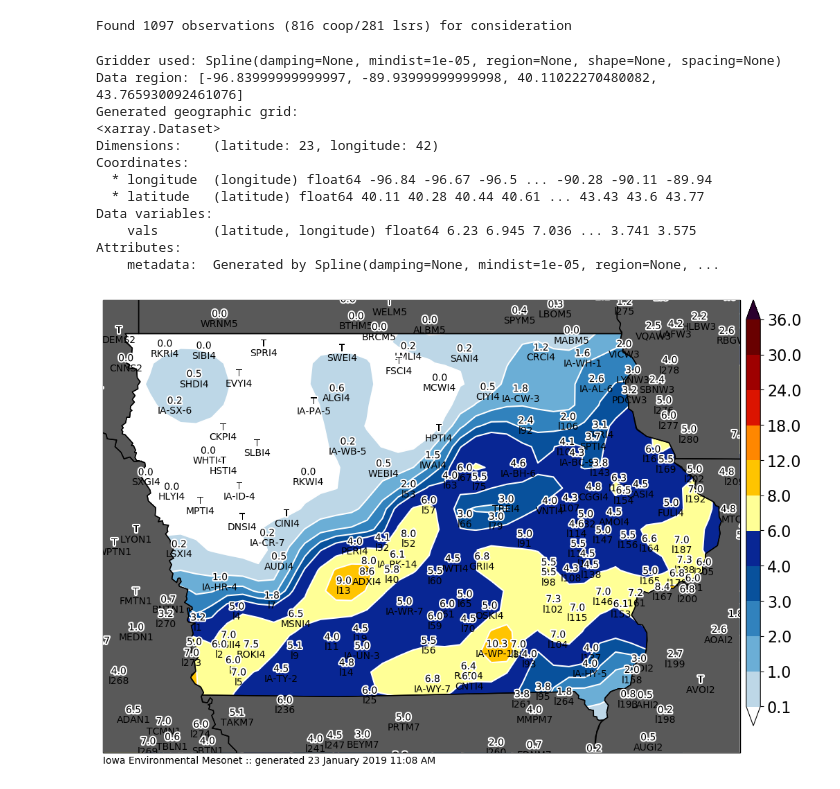
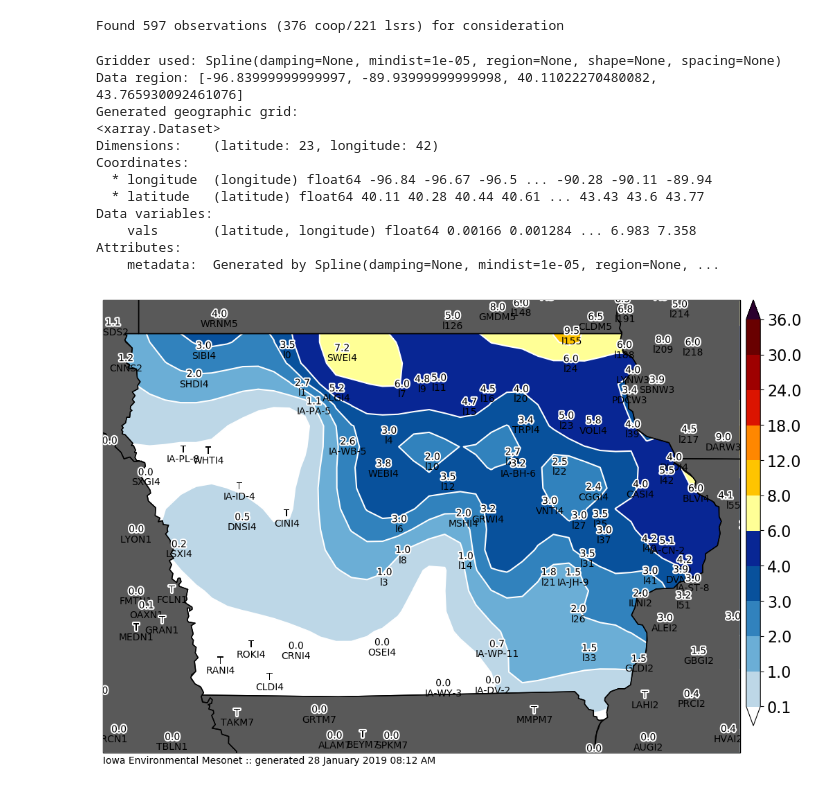
Before and after one commit to akrherz/DEV, a Jupyter notebook: coop/feature_snowfall_analysis.ipynb, the cells around one changed output. Saved outputs shown, nothing was run; the diff lists cells and outputs as text; code cells hidden in the pictures.

```diff
--- a/coop/feature_snowfall_analysis.ipynb
+++ b/coop/feature_snowfall_analysis.ipynb
@@ -78,9 +78,9 @@ def get_coop(dates):
     IEM.close()
     return data
 
-crows = get_coop( ['2019-01-23', '2019-01-24'] )
-sts = utc(2019, 1, 23, 6)
-ets = utc(2019, 1, 24, 12, 0)
+crows = get_coop( ['2019-01-28', '2019-01-28'] )
+sts = utc(2019, 1, 27, 18)
+ets = utc(2019, 1, 29, 12, 0)
 lrows = get_lsrs(sts, ets)
 
 df = pd.DataFrame(crows + lrows)
@@ -123,13 +123,14 @@ dfall = df
 #    dfall = pd.concat([df, pd.DataFrame(newrows)], ignore_index=True)
 dfall.set_index('label', inplace=True)
 # %% [output]
-Found 1097 observations (816 coop/281 lsrs) for consideration
+Found 597 observations (376 coop/221 lsrs) for consideration
 # %%
-cull = ['IA-KS-4', 'GRTM7', 'l242']
+cull = ['l13', 'MABM5', 'l146']
 if cull:
     dfall.at[cull, 'useme'] = False
 
-hardcode = [
+hardcode = [['l20', 4.],
+            ['WEBI4', 3.8],
            ]
 for sid, val in hardcode:
     dfall.at[sid, 'val'] = val
@@ -170,35 +171,35 @@ region = [min(ll[0], ul[0]), max(lr[0], ur[0]), min(ll[1], ul[1]), max(ul[1], ur
 print("Data region:", region)
 
 grid = grd.grid(
     region=region,
     spacing=spacing,
     projection=projection,
     dims=["latitude", "longitude"],
     data_names=["vals"],
 )
 print("Generated geographic grid:")
 print(grid)
 m.contourf(grid.longitude, grid.latitude, grid.vals, clevs, cmap=cmap)
 df_useme_plot = df_useme[(df_useme['val']>=0) & (df_useme['val']<12)]
 m.plot_values(
     df_useme_plot['lon'], df_useme_plot['lat'], df_useme_plot['datalabel'],
     '%s', labels=df_useme_plot.index.values,
     textsize=10, labeltextsize=10, labelbuffer=0)
 m.postprocess(filename='test.png')
 # %% [output]
 Gridder used: Spline(damping=None, mindist=1e-05, region=None, shape=None, spacing=None)
 Data region: [-96.83999999999997, -89.93999999999998, 40.11022270480082, 43.765930092461076]
 Generated geographic grid:
 <xarray.Dataset>
 Dimensions:    (latitude: 23, longitude: 42)
 Coordinates:
   * longitude  (longitude) float64 -96.84 -96.67 -96.5 ... -90.28 -90.11 -89.94
   * latitude   (latitude) float64 40.11 40.28 40.44 40.61 ... 43.43 43.6 43.77
 Data variables:
-    vals       (latitude, longitude) float64 6.23 6.945 7.036 ... 3.741 3.575
+    vals       (latitude, longitude) float64 0.00166 0.001284 ... 6.983 7.358
 Attributes:
     metadata:  Generated by Spline(damping=None, mindist=1e-05, region=None, ...
-[figure, old version]
+[figure, new version]
 # %%
 # now we are ready to plot!
 
```
Also changed, not shown: parts of 2 cells of this notebook, 1 other file.
